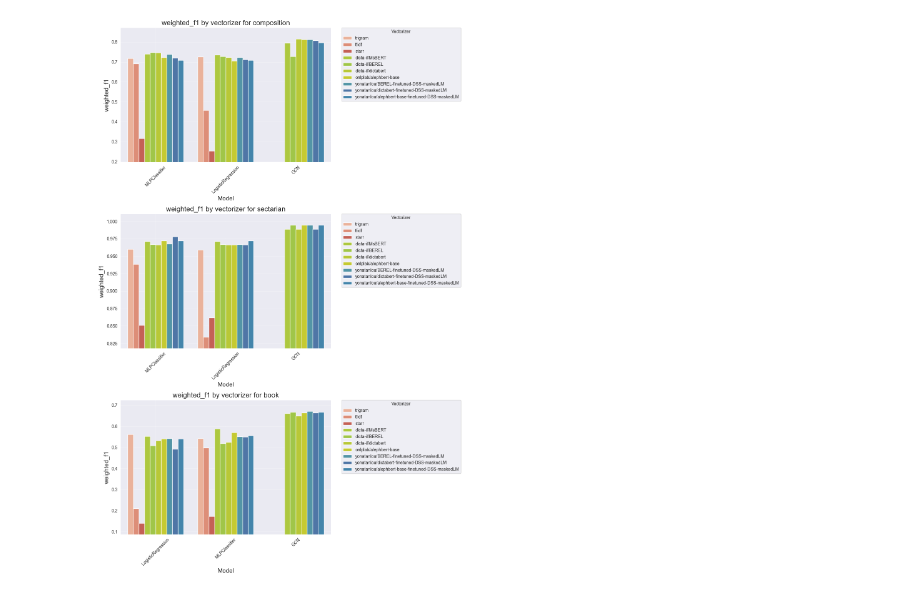
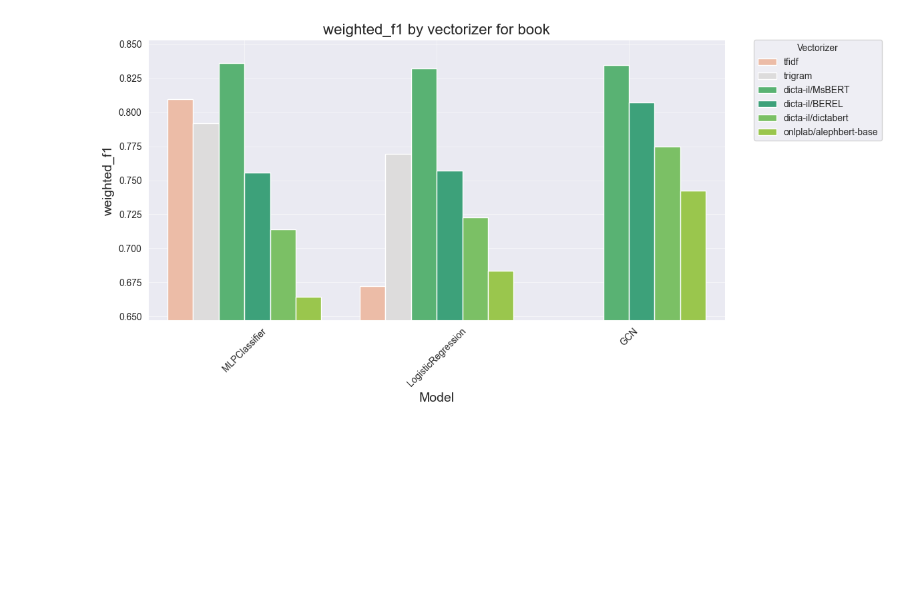
Before and after one commit to yonatanlou/QumranNLP, a Jupyter notebook: notebooks/4.1-gnn_analysis.ipynb, the cells around one changed output. Saved outputs shown, nothing was run; the diff lists cells and outputs as text; code cells hidden in the pictures; blank space fills up the shorter version.

Commit message:
migrate bible bash scripts

```diff
--- a/notebooks/4.1-gnn_analysis.ipynb
+++ b/notebooks/4.1-gnn_analysis.ipynb
@@ -3,8 +3,10 @@ import pandas as pd
 
 from config import BASE_DIR
 
-BASELINE_DIR = f"{BASE_DIR}/dss/experiments/baselines"
-BASELINE_GNN_DIR = f"{BASE_DIR}/dss/experiments/gnn/gcn_init"
+domain = "bible"
+gnn_exp_name = "gcn_hm_opt"
+BASELINE_DIR = f"{BASE_DIR}/experiments/{domain}/baselines"
+BASELINE_GNN_DIR = f"{BASE_DIR}/experiments/{domain}/gnn/{gnn_exp_name}"
 # %%
 import os
 
@@ -25,12 +27,17 @@ print(list_files(BASELINE_GNN_DIR))
 # %%
-tasks = ["composition", "section", "book"]
-gnn_name_fomrat = "gcn_init_{}_2_adj_types.csv"
+task_by_domain = {"dss": ["book", "composition", "section"], "bible": ["book"]}
+tasks = task_by_domain[domain]
 
-compare_list = {"book": [f"{BASELINE_DIR}/book_supervised.csv", f"{BASELINE_GNN_DIR}/{gnn_name_fomrat.format('book')}"],
-                "composition": [f"{BASELINE_DIR}/composition_supervised.csv",
-                                f"{BASELINE_GNN_DIR}/{gnn_name_fomrat.format('composition')}"],
-                "section": [f"{BASELINE_DIR}/section_supervised.csv",
-                            f"{BASELINE_GNN_DIR}/{gnn_name_fomrat.format('section')}"]}
+gnn_name_format = "{}_{}_2_adj_types.csv"
+
+# Dynamically construct compare_list for tasks in the selected domain
+compare_list = {
+    task: [
+        f"{BASELINE_DIR}/{task}_supervised.csv",
+        f"{BASELINE_GNN_DIR}/{gnn_name_format.format(gnn_exp_name, task)}"
+    ]
+    for task in tasks
+}
 # %%
 
 COMPARISON_SCHEME = ["task", "model", "vectorizer", "test_acc", "weighted_f1", "micro_f1", "macro_f1", "adj_type"]
@@ -184,20 +195,20 @@ def generate_bar_plot(all_results, x_col, y_col, hue_col, vectorizer_type_col, c
 # %%
 base_color_by_group = {
     'classic_text_features': "coolwarm",  # Red
     'pre_trained_bert': "viridis",  # Green
     'fine_tuned': "Spectral"  # Blue
 }
 
 color_map = generate_color_map(all_results, "vectorizer", "vectorizer_type", "RdYlGn", base_color_by_group)
 
-file_name = f"{BASE_DIR}/dss/experiments/gnn/comparsion_plot_all_tasks.png"
+file_name = f"{BASE_DIR}/experiments/dss/gnn/comparsion_plot_all_tasks.png"
 file_name = None
 # hue_cols = list(all_results[all_results["model"]=="GCN"]["vectorizer"].unique())+["trigram"]
 hue_cols = all_results["vectorizer"].unique()
 plot_obj = generate_bar_plot(all_results, "model", "weighted_f1", "vectorizer", "vectorizer_type", color_map,
                              filename=file_name, which_hue_cols=hue_cols, base_color_by_group=base_color_by_group)
 # %% [output]
-[figure, old version]
+[figure, new version]
 # %%
 
 results_gnn = []
```
Also changed, not shown: parts of 4 cells of this notebook, 45 other files.
